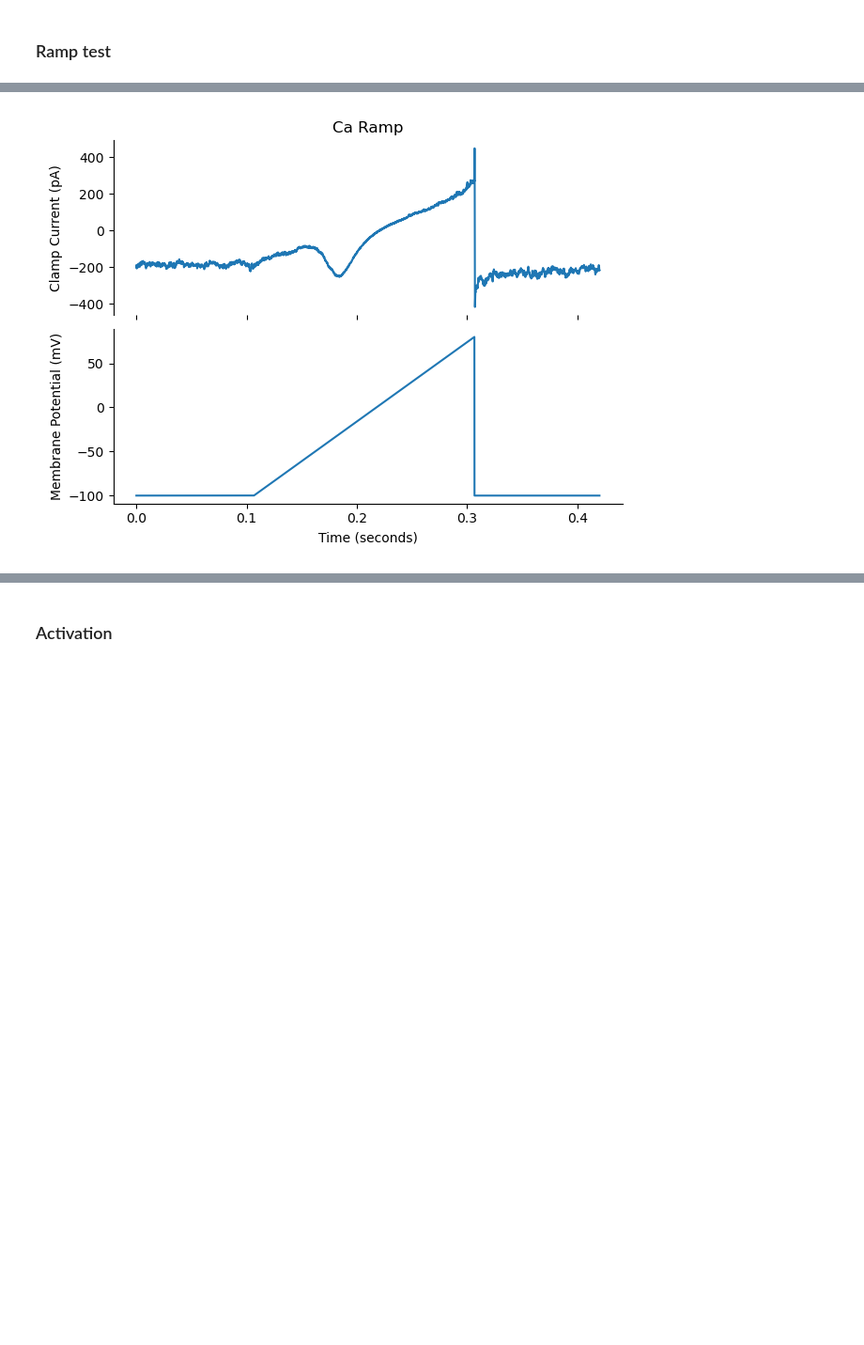
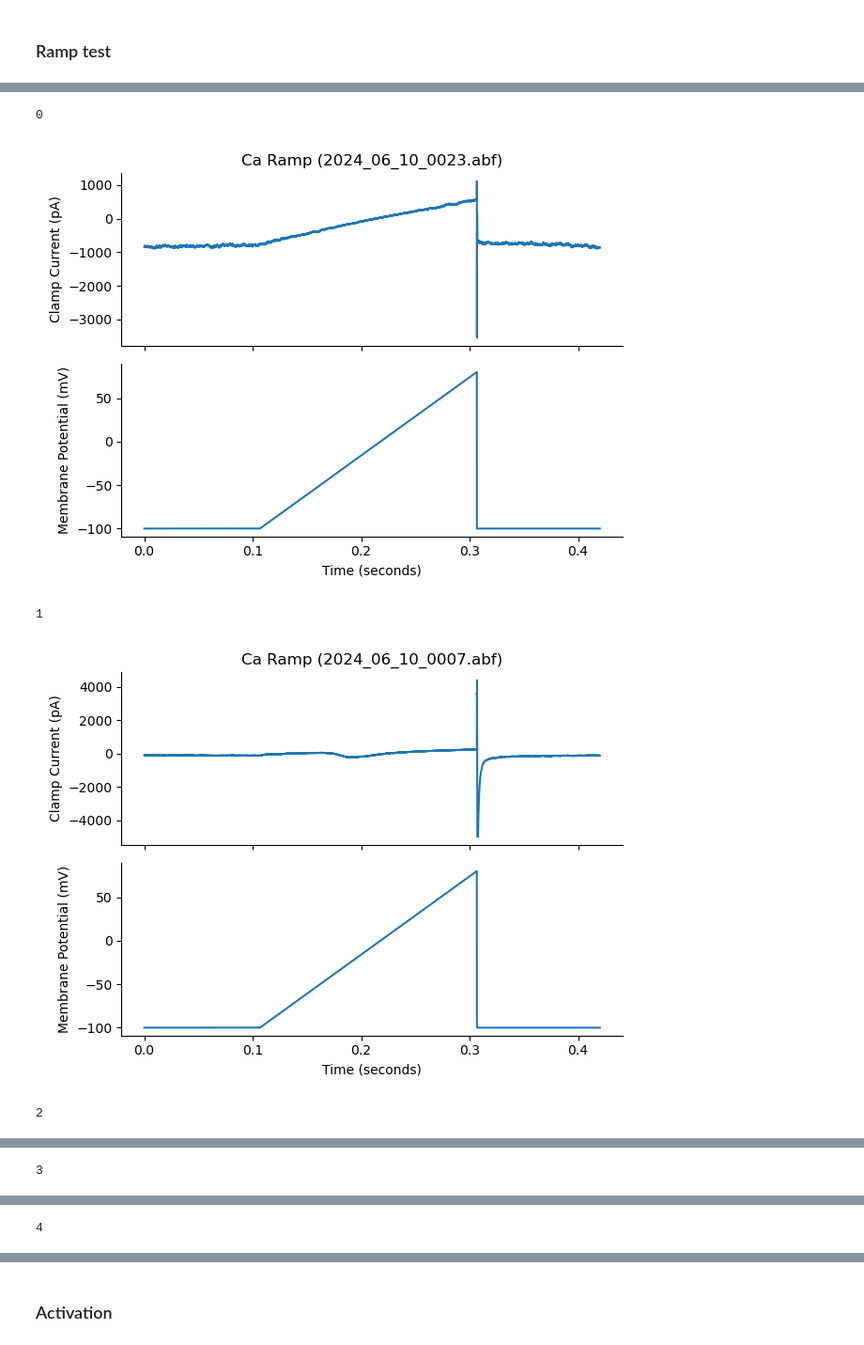
Before and after one commit to afmontarras/CSHL, a Jupyter notebook: Cav.ipynb, the cells around one changed output, grey strips where cells are left out. Shown at 94% size. Cells and saved outputs as stored; diff of their text form; code cells hidden in the pictures; blank space fills up the shorter version.

```diff
--- a/Cav.ipynb
+++ b/Cav.ipynb
@@ -9,7 +9,7 @@ from matplotlib.offsetbox import OffsetImage, AnnotationBbox
 from scipy.optimize import leastsq
 %matplotlib widget
 # %%
-pathToData = "/home/alan/Documents/LAB/CSHL/Data/"
+pathToData = "/home/alan/Documents/LAB/CSHL/Data/Good/"
 folders = glob(pathToData+"*")
 folders
 # %% [output]
@@ -21,4 +21,4 @@ folders
 # %%
-files = glob(folders[0]+"/*.abf")
+files = glob(folders[3]+"/*.abf")
 files
 # %% [output]
@@ -45,6 +85,12 @@ ramp_files
 # %%
 plt.close('all')
-f = ramp_files[0]
-plot_swps(f)
+## Explore files
+for i,f in enumerate(ramp_files):
+    print(str(i))
+    plot_swps(f)
 # %% [output]
+0
-[figure, old version]
+[figure, new version]
+1
+[figure, added]
+2
@@ -50,0 +98 @@ plot_swps(f)
+3
@@ -50,0 +100 @@ plot_swps(f)
+4
```
Also changed, not shown: parts of 6 cells of this notebook, 5 other files.
